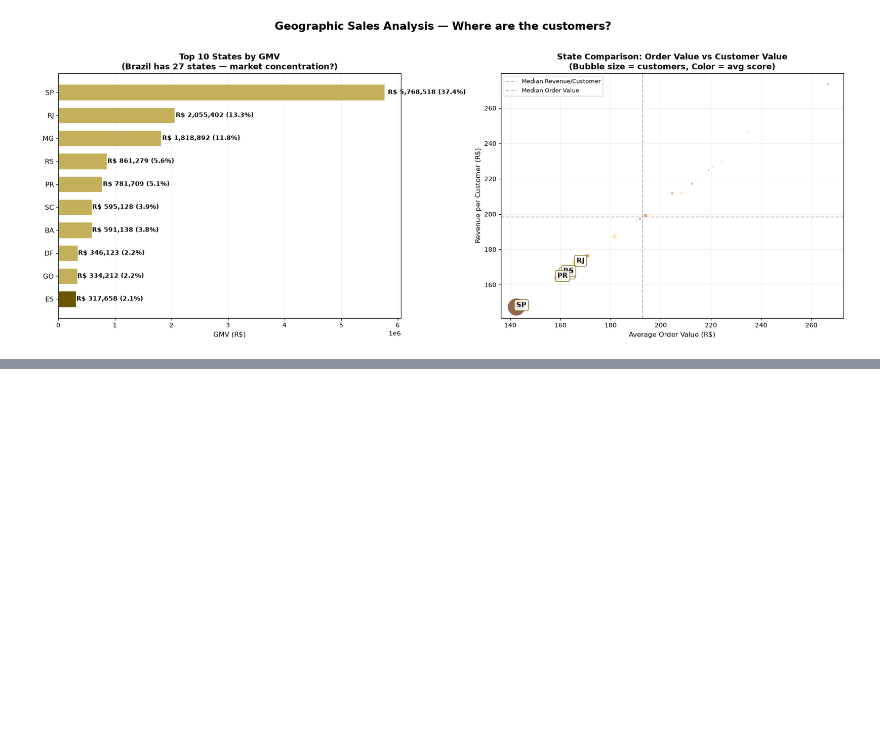
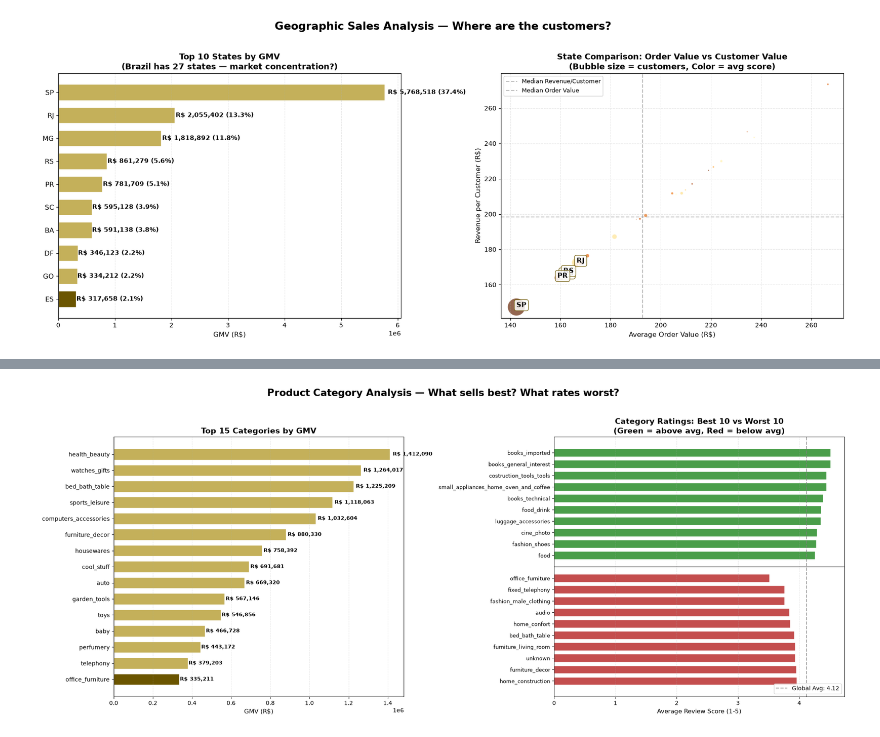
Before and after one commit to lxthappt/e-commerce-analysis, a Jupyter notebook: olist_analysis.ipynb, the cells around one changed output, grey strips where cells are left out. Cells and saved outputs as stored; diff of their text form; code cells hidden in the pictures; blank space fills up the shorter version.

```diff
--- a/olist_analysis.ipynb
+++ b/olist_analysis.ipynb
@@ -742,0 +792,58 @@ plt.show()
+# %%
+# ===== Cell 20：品类分析 — 双维度排名图 =====
+
+fig, (ax1, ax2) = plt.subplots(1, 2, figsize=(20, 8))
+fig.suptitle('Product Category Analysis — What sells best? What rates worst?',
+             fontsize=17, fontweight='bold', y=1.02)
+
+highlight = '#6b5500'
+secondary = '#c4b05a'
+
+# --- 左图：Top 15 品类 GMV 水平柱状图 ---
+top_15_cat = category_analysis.head(15).iloc[::-1]  # 反转，Top 1 在上
+
+bars = ax1.barh(range(len(top_15_cat)), top_15_cat['GMV'],
+                color=[highlight] + [secondary] * (len(top_15_cat) - 1),
+                edgecolor='white', height=0.7)
+# 数字标签
+for i, (bar, val) in enumerate(zip(bars, top_15_cat['GMV'])):
+    ax1.text(bar.get_width() * 1.01, bar.get_y() + bar.get_height() / 2,
+             f'R$ {val:,.0f}', va='center', fontsize=9, fontweight='bold')
+
+ax1.set_yticks(range(len(top_15_cat)))
+ax1.set_yticklabels(top_15_cat.index, fontsize=10)
+ax1.set_title('Top 15 Categories by GMV', fontsize=14, fontweight='bold')
+ax1.set_xlabel('GMV (R$)', fontsize=11)
+ax1.grid(axis='x', alpha=0.3, linestyle='--')
+
+# --- 右图：品类评分 — 好评 Top 10 vs 差评 Top 10 ---
+# 只考虑有足够订单数的品类（>=50 单），否则小样本评分不可靠
+valid_cats = category_analysis[category_analysis['Orders'] >= 50]
+
+# 好评 Top 10
+best_rated = valid_cats.sort_values('AvgScore', ascending=False).head(10)
+# 差评 Top 10
+worst_rated = valid_cats.sort_values('AvgScore', ascending=True).head(10)
+
+# 合并：好评在上半部分，差评在下半部分
+y_positions = list(range(10, 0, -1)) + list(range(-1, -11, -1))
+all_cats = list(best_rated.index) + list(worst_rated.index)
+all_scores = list(best_rated['AvgScore']) + list(worst_rated['AvgScore'])
+colors_list = ['#4a9e4a'] * 10 + ['#c44e4e'] * 10
+
+ax2.barh(y_positions, all_scores, color=colors_list, edgecolor='white', height=0.7)
+ax2.set_yticks(y_positions)
+ax2.set_yticklabels(all_cats, fontsize=9)
+ax2.axvline(valid_cats['AvgScore'].mean(), color='gray',
+            linestyle='--', alpha=0.7, label=f'Global Avg: {valid_cats["AvgScore"].mean():.2f}')
+ax2.axhline(0, color='black', linewidth=1)
+ax2.set_title('Category Ratings: Best 10 vs Worst 10\n(Green = above avg, Red = below avg)',
+              fontsize=14, fontweight='bold')
+ax2.set_xlabel('Average Review Score (1-5)', fontsize=11)
+ax2.legend(fontsize=10, loc='lower right')
+ax2.grid(axis='x', alpha=0.3, linestyle='--')
+
+plt.tight_layout()
+plt.show()
+# %% [output]
+[figure, added]
```
Also changed, not shown: parts of 2 cells of this notebook.
